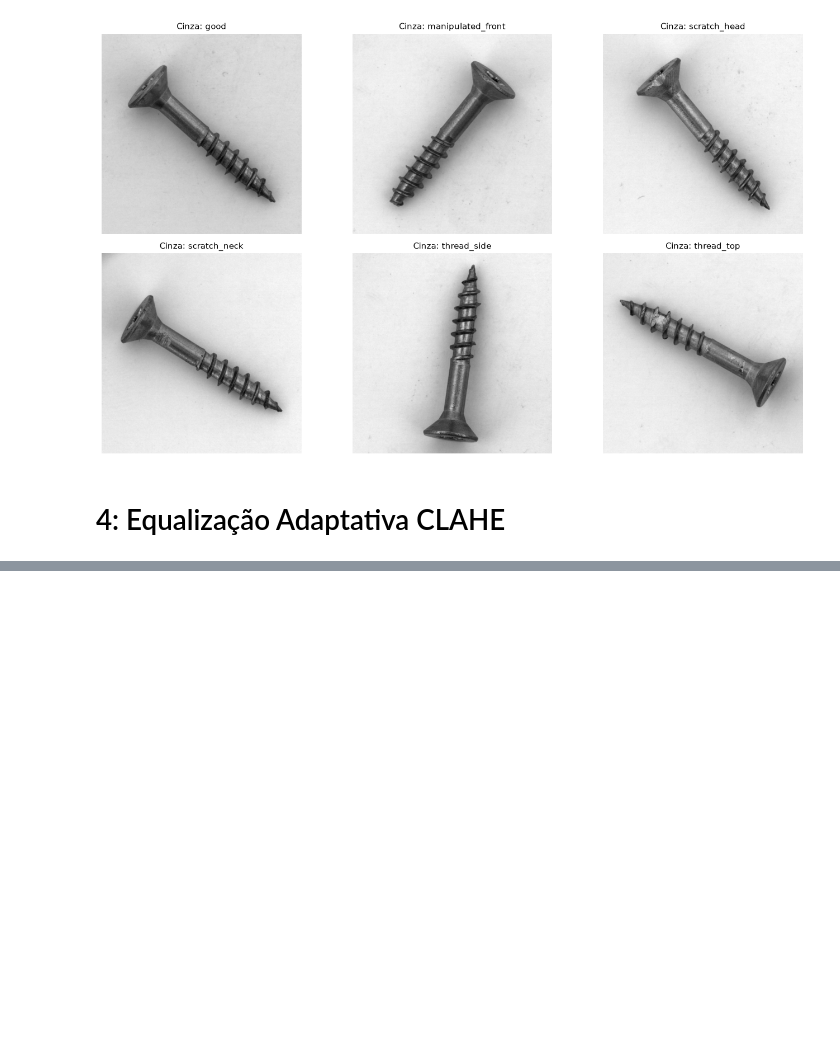
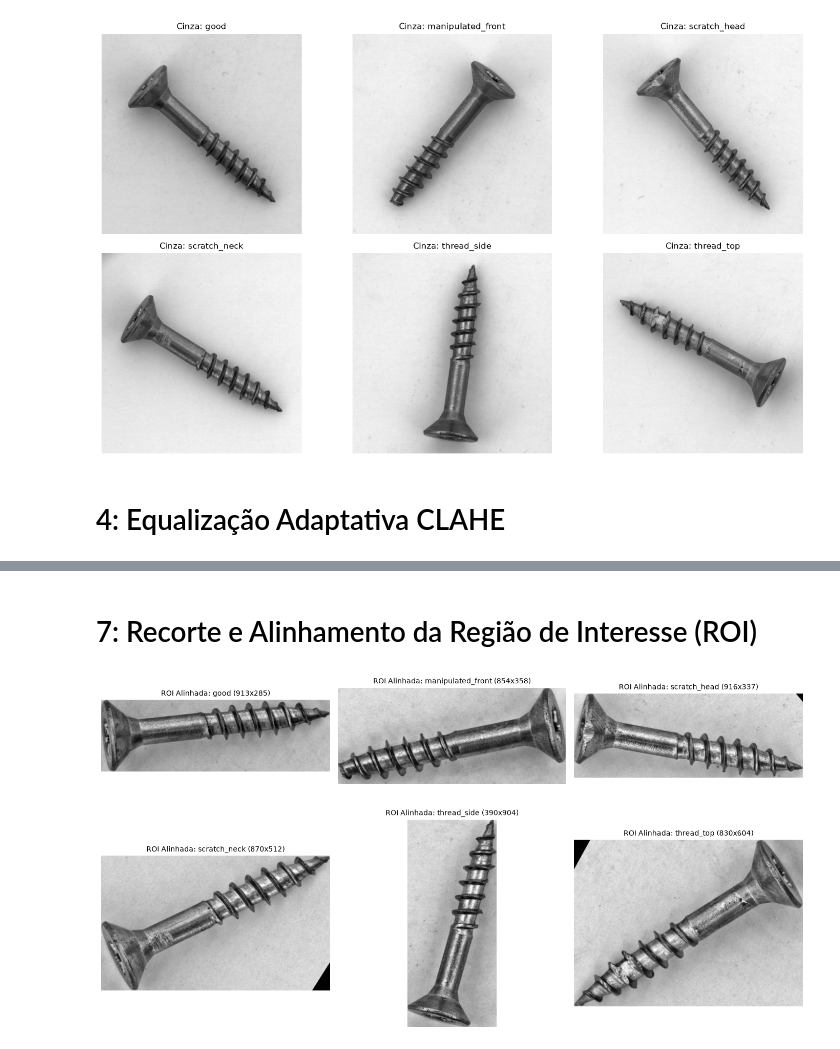
Before and after one commit to RenanE/deteccao-parafuso-defeituoso, a Jupyter notebook: notebooks/01_preprocessing_test.ipynb, the cells around one changed output, grey strips where cells are left out. Drawn from its saved outputs; the diff is of its cells as text; code cells hidden in the pictures; blank space fills up the shorter version.

```diff
--- a/notebooks/01_preprocessing_test.ipynb
+++ b/notebooks/01_preprocessing_test.ipynb
@@ -204,0 +162,25 @@ plt.show()
+# %% [markdown]
+# 7: Recorte e Alinhamento da Região de Interesse (ROI)
+# %%
+imgs_roi = {}
+fig, axes = plt.subplots(2, 3, figsize=(14, 8))
+axes = axes.ravel()
+
+for i, (cat, mascara_limpa) in enumerate(imgs_morfologia.items()):
+    clahe = imgs_clahe[cat]
+    roi_img, roi_mask, _ = extrair_maior_componente_e_roi(
+        clahe, mascara_limpa, alinhar_eixo=True
+    )
+    imgs_roi[cat] = roi_img
+
+    axes[i].imshow(roi_img, cmap="gray")
+    axes[i].set_title(
+        f"ROI Alinhada: {cat} ({roi_img.shape[1]}x{roi_img.shape[0]})",
+        fontsize=10,
+    )
+    axes[i].axis("off")
+
+plt.tight_layout()
+plt.show()
+# %% [output]
+[figure, added]
```
Also changed, not shown: parts of 6 cells of this notebook, 1 other file.
